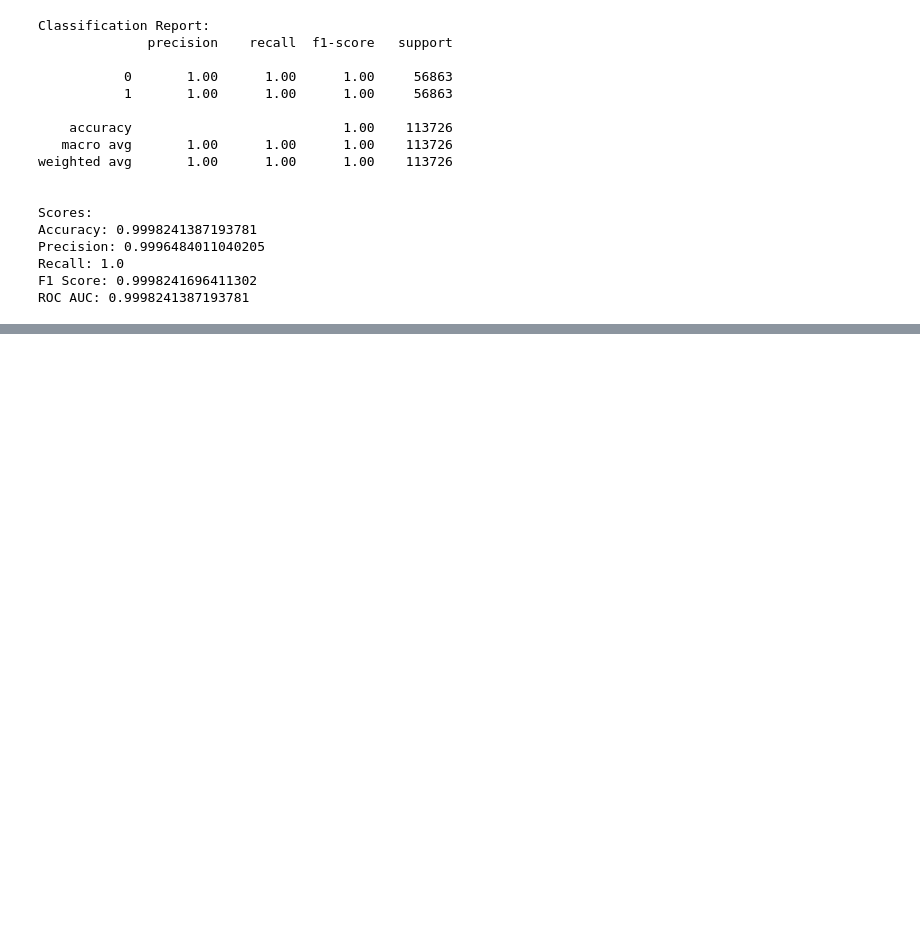
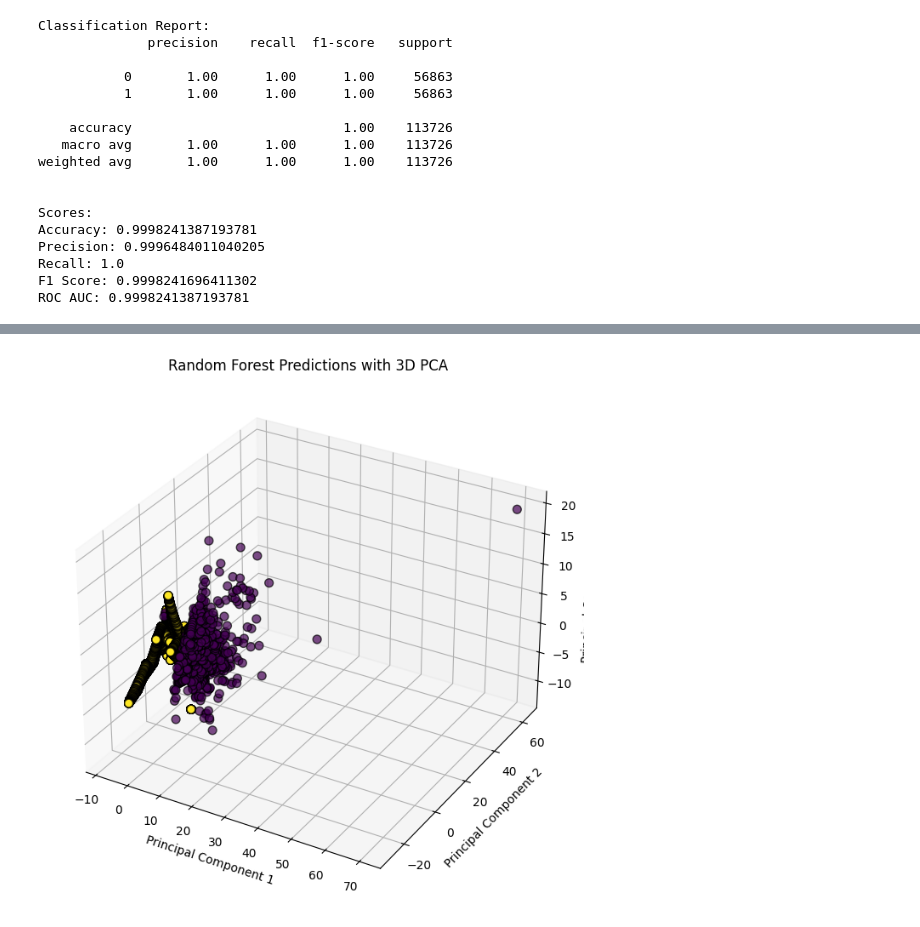
Before and after one commit to Arteaga0415/Credit-Card-Fraud-Detection, a Jupyter notebook: TallerFinal_RandomForest.ipynb, the cells around one changed output, grey strips where cells are left out. Saved outputs shown, nothing was run; the diff lists cells and outputs as text; code cells hidden in the pictures; blank space fills up the shorter version.

```diff
--- a/TallerFinal_RandomForest.ipynb
+++ b/TallerFinal_RandomForest.ipynb
@@ -93,0 +126,24 @@ ROC AUC: 0.9998241387193781
+# %%
+# Apply PCA and transform both training and test data to 3D
+pca_3d = PCA(n_components=3)
+X_train_pca_3d = pca_3d.fit_transform(X_train)
+X_test_pca_3d = pca_3d.transform(X_test)
+
+# Initialize and train a new classifier
+rf_classifier_pca_3d = RandomForestClassifier(random_state=42)
+rf_classifier_pca_3d.fit(X_train_pca_3d, y_train)
+
+# Predict classes for the training data
+y_pred_3d = rf_classifier_pca_3d.predict(X_train_pca_3d)
+
+# Plot the data points in 3D space colored by predicted classification
+fig = plt.figure(figsize=(10, 8))
+ax = fig.add_subplot(111, projection='3d')
+ax.scatter(X_train_pca_3d[:, 0], X_train_pca_3d[:, 1], X_train_pca_3d[:, 2], c=y_pred_3d, edgecolors='k', marker='o', s=50, linewidth=1, alpha=0.7)
+ax.set_xlabel('Principal Component 1')
+ax.set_ylabel('Principal Component 2')
+ax.set_zlabel('Principal Component 3')
+ax.set_title('Random Forest Predictions with 3D PCA')
+plt.show()
+# %% [output]
+[figure, added]
```
Also changed, not shown: parts of 4 cells of this notebook, 5 other files.
